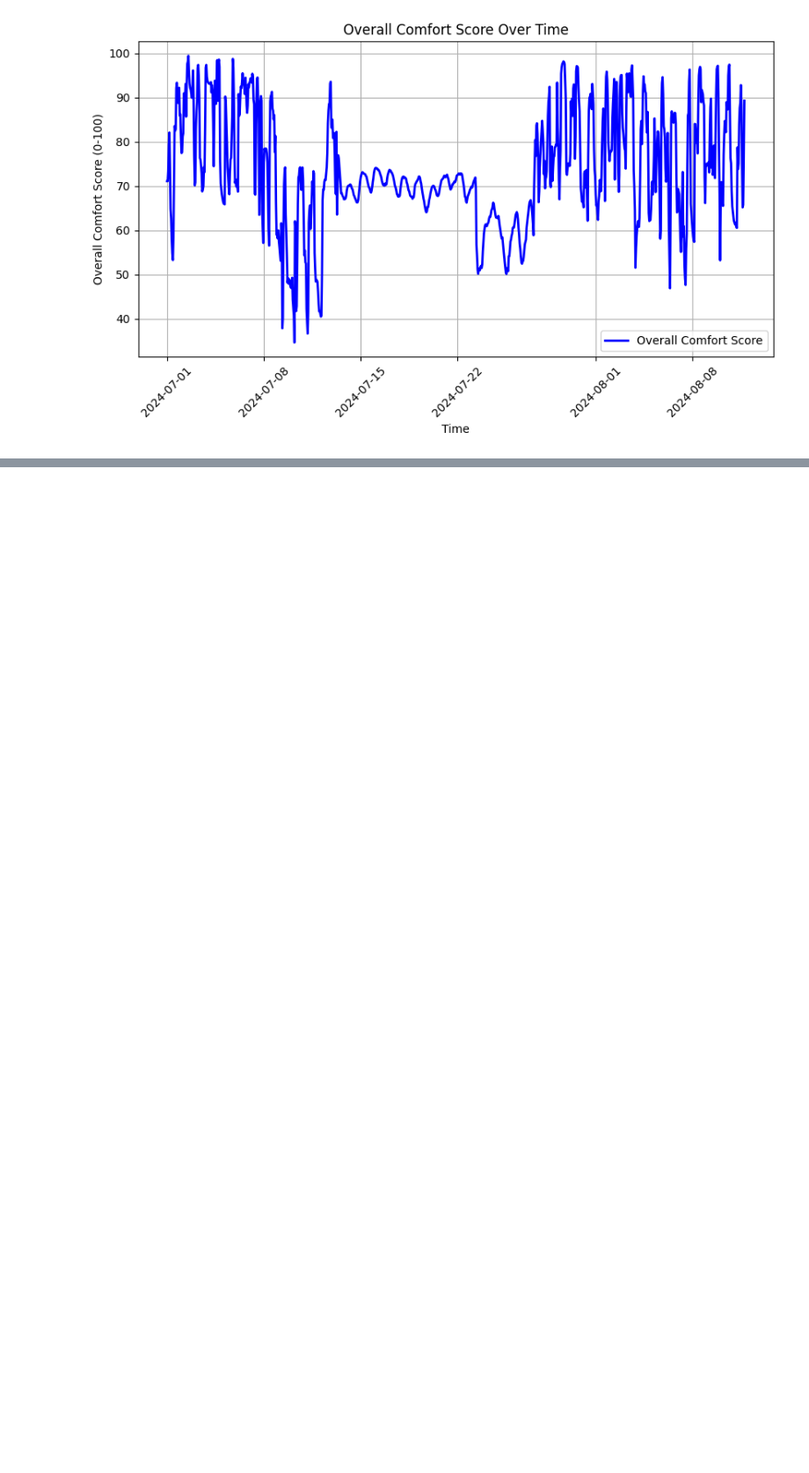
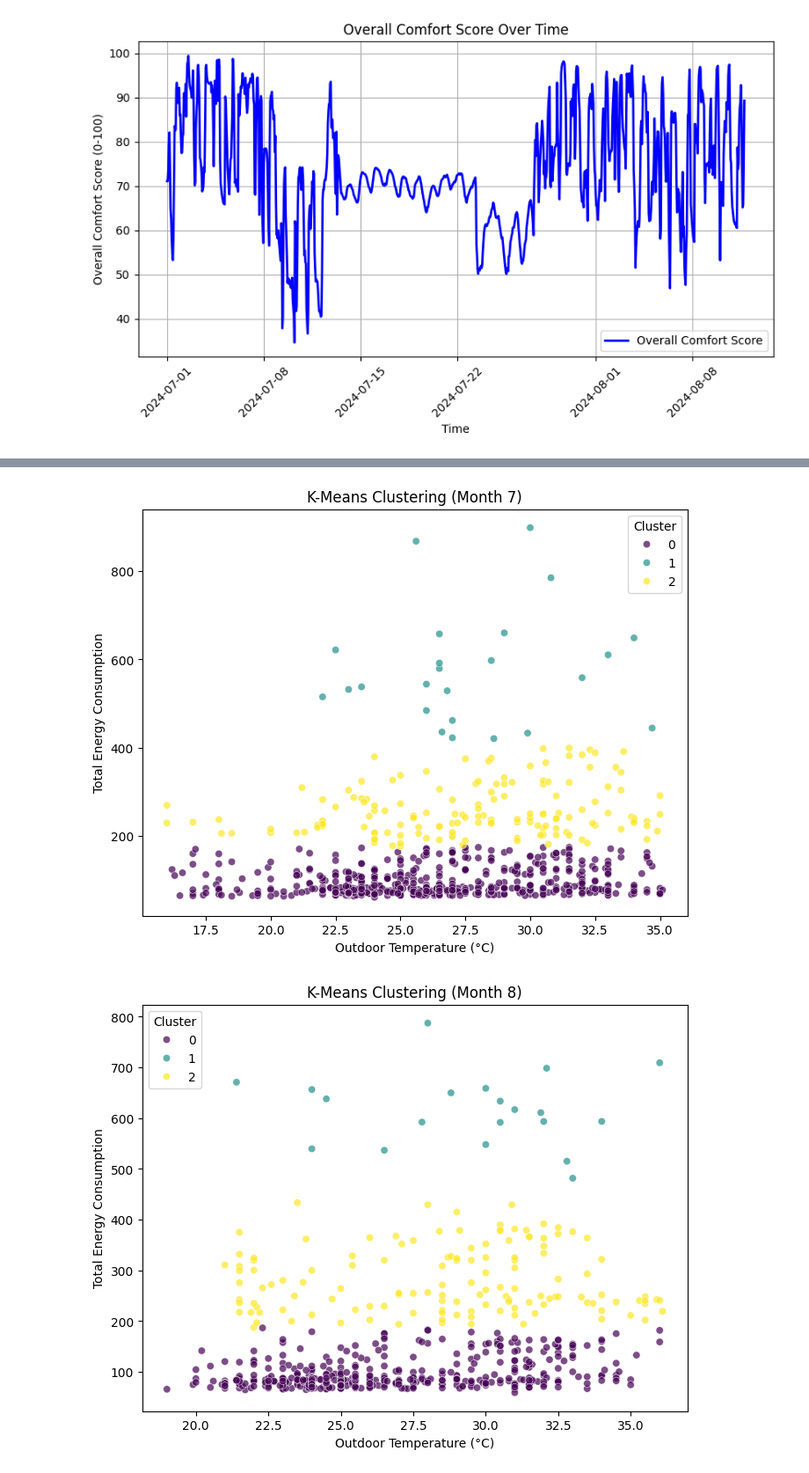
Before and after one commit to Kperis/Thesis_NILM, a Jupyter notebook: create_comfort_metric.ipynb, the cells around one changed output, grey strips where cells are left out. Shown at 88% size. Saved outputs shown, nothing was run; the diff lists cells and outputs as text; code cells hidden in the pictures; blank space fills up the shorter version.

```diff
--- a/create_comfort_metric.ipynb
+++ b/create_comfort_metric.ipynb
@@ -145,0 +197,24 @@ for df in dfs:
+# %%
+months = [7,8,9,10]
+df = dfs[0]
+for month in months:
+    df['month'] = df['timestamp'].dt.month
+    df_month = df[df['month'] == month].dropna(subset=['total_energy', 'T_out [°C]'])
+
+    X = df_month[['total_energy', 'T_out [°C]']]
+
+    optimal_k = 3
+    kmeans = KMeans(n_clusters=optimal_k, random_state=42, n_init=10)
+    df_month['cluster'] = kmeans.fit_predict(X)
+
+    # Scatter plot for visualization
+    plt.figure(figsize=(8, 6))
+    sns.scatterplot(data=df_month, x="T_out [°C]", y="total_energy", hue="cluster", palette="viridis", alpha=0.7)
+    plt.xlabel("Outdoor Temperature (°C)")
+    plt.ylabel("Total Energy Consumption")
+    plt.title(f"K-Means Clustering (Month {month})")
+    plt.legend(title="Cluster")
+    plt.show()
+# %% [output]
+[figure, added]
+[figure, added]
```
Also changed, not shown: parts of 8 cells of this notebook.
